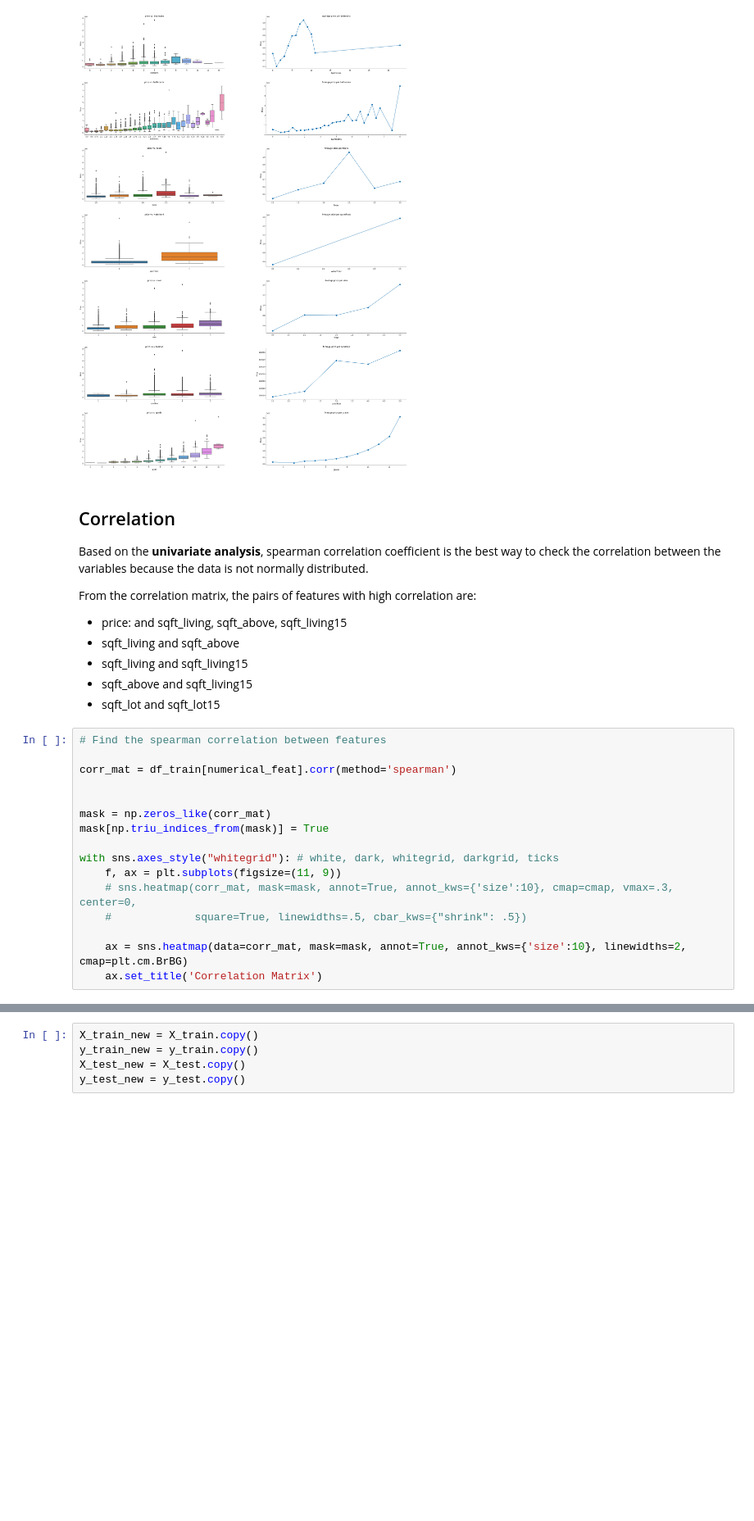
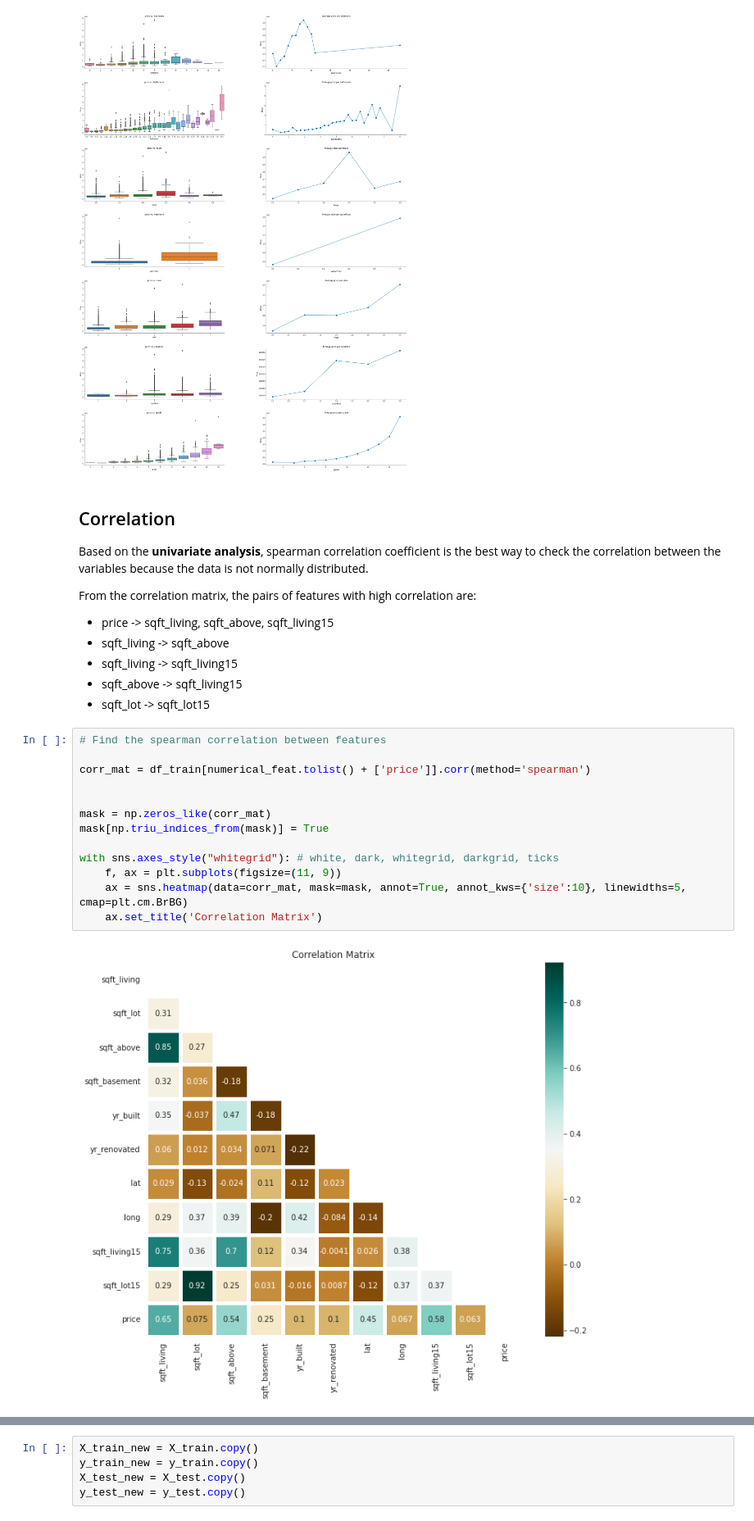
Before and after one commit to Nicola-Ibrahim/House-price-prediction, a Jupyter notebook: House pricing prediction.ipynb, the cells around one changed output, grey strips where cells are left out. Shown at 82% size. Saved outputs shown, nothing was run; the diff lists cells and outputs as text; blank space fills up the shorter version.

```diff
--- a/House pricing prediction.ipynb
+++ b/House pricing prediction.ipynb
@@ -398,27 +382,26 @@ Based on the **univariate analysis**, spearman correlation coefficient is the be
 
 
 From the correlation matrix, the pairs of features with high correlation are:
-- price: and sqft_living, sqft_above, sqft_living15
-- sqft_living and sqft_above
-- sqft_living and sqft_living15
-- sqft_above and sqft_living15
-- sqft_lot and sqft_lot15
+- price  -> sqft_living, sqft_above, sqft_living15
+- sqft_living -> sqft_above
+- sqft_living -> sqft_living15
+- sqft_above -> sqft_living15
+- sqft_lot -> sqft_lot15
 # %%
 # Find the spearman correlation between features
 
-corr_mat = df_train[numerical_feat].corr(method='spearman')
+corr_mat = df_train[numerical_feat.tolist() + ['price']].corr(method='spearman')
 
 
 mask = np.zeros_like(corr_mat)
 mask[np.triu_indices_from(mask)] = True
 
 with sns.axes_style("whitegrid"): # white, dark, whitegrid, darkgrid, ticks
     f, ax = plt.subplots(figsize=(11, 9))
-    # sns.heatmap(corr_mat, mask=mask, annot=True, annot_kws={'size':10}, cmap=cmap, vmax=.3, center=0,
-    #             square=True, linewidths=.5, cbar_kws={"shrink": .5})
-
-    ax = sns.heatmap(data=corr_mat, mask=mask, annot=True, annot_kws={'size':10}, linewidths=2, cmap=plt.cm.BrBG)
+    ax = sns.heatmap(data=corr_mat, mask=mask, annot=True, annot_kws={'size':10}, linewidths=5, cmap=plt.cm.BrBG)
     ax.set_title('Correlation Matrix')
+# %% [output]
+[figure, added]
 # %%
 def find_corr_feat(corr_mat:np.array,  threshold:float) -> pd.DataFrame:
     """
```
Also changed, not shown: parts of 66 cells of this notebook.
